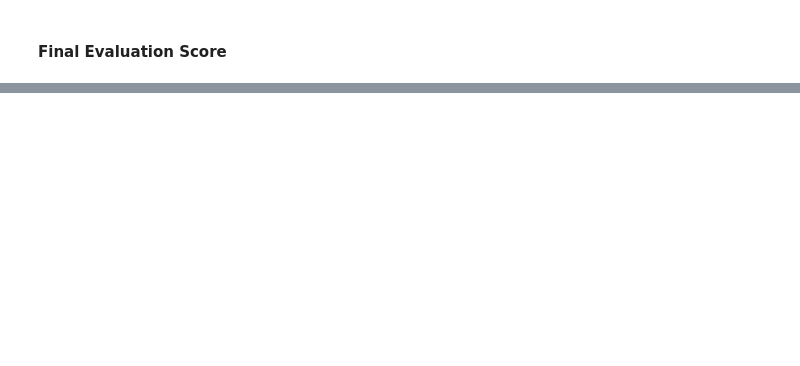
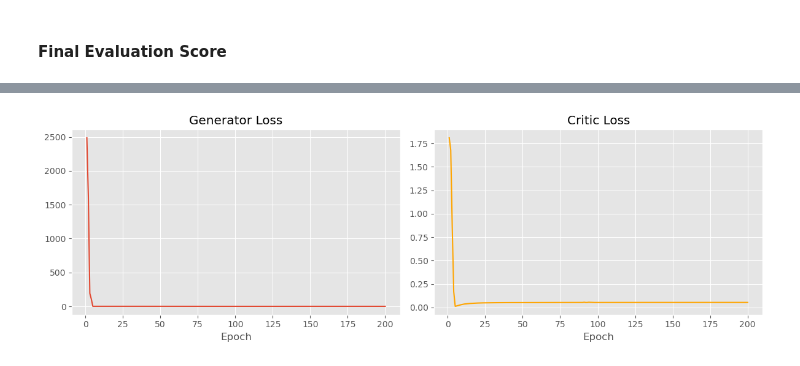
Before and after one commit to ronsperber/synthetic_generation, a Jupyter notebook: Notebooks/GAN/conditional_wgan_gp_optuna.ipynb, the cells around one changed output, grey strips where cells are left out. Saved outputs shown, nothing was run; the diff lists cells and outputs as text; code cells hidden in the pictures; blank space fills up the shorter version.

```diff
--- a/Notebooks/GAN/conditional_wgan_gp_optuna.ipynb
+++ b/Notebooks/GAN/conditional_wgan_gp_optuna.ipynb
@@ -301,0 +408,18 @@ print(f"Search cluster MSE (best trial):   {best.value:.6f}")
+# %%
+storage = f"sqlite:///{os.path.join(os.getcwd(), 'optuna_study.db')}"
+# %%
+sampler_2 = optuna.samplers.TPESampler(seed=0)
+study_2 = optuna.create_study(
+    direction="minimize",
+    sampler=sampler_2,
+    storage=storage,
+    study_name="wgan_gp_per_cluster_clamped_identity",
+    load_if_exists=True
+)
+study_2.optimize(objective_2, n_trials=N_TRIALS, show_progress_bar=True)
+# %%
+best_2 = study_2.best_trial
+print(f"Best trial: #{best_2.number}  MMD = {best_2.value:.6f}")
+print("Best hyperparameters:")
+for k, v in best_2.params.items():
+    print(f"  {k}: {v:.6g}")
@@ -301,0 +478,15 @@ print(f"Search cluster MSE (best trial):   {best.value:.6f}")
+# %%
+g_epochs, g_vals = zip(*G_losses)
+d_epochs, d_vals = zip(*D_losses)
+
+fig, axs = plt.subplots(1, 2, figsize=(12, 4))
+axs[0].plot(g_epochs, g_vals)
+axs[0].set_title("Generator Loss")
+axs[0].set_xlabel("Epoch")
+axs[1].plot(d_epochs, d_vals, color="orange")
+axs[1].set_title("Critic Loss")
+axs[1].set_xlabel("Epoch")
+plt.tight_layout()
+plt.show()
+# %% [output]
+[figure, added]
```
Also changed, not shown: parts of 25 cells of this notebook, 1 other file.
